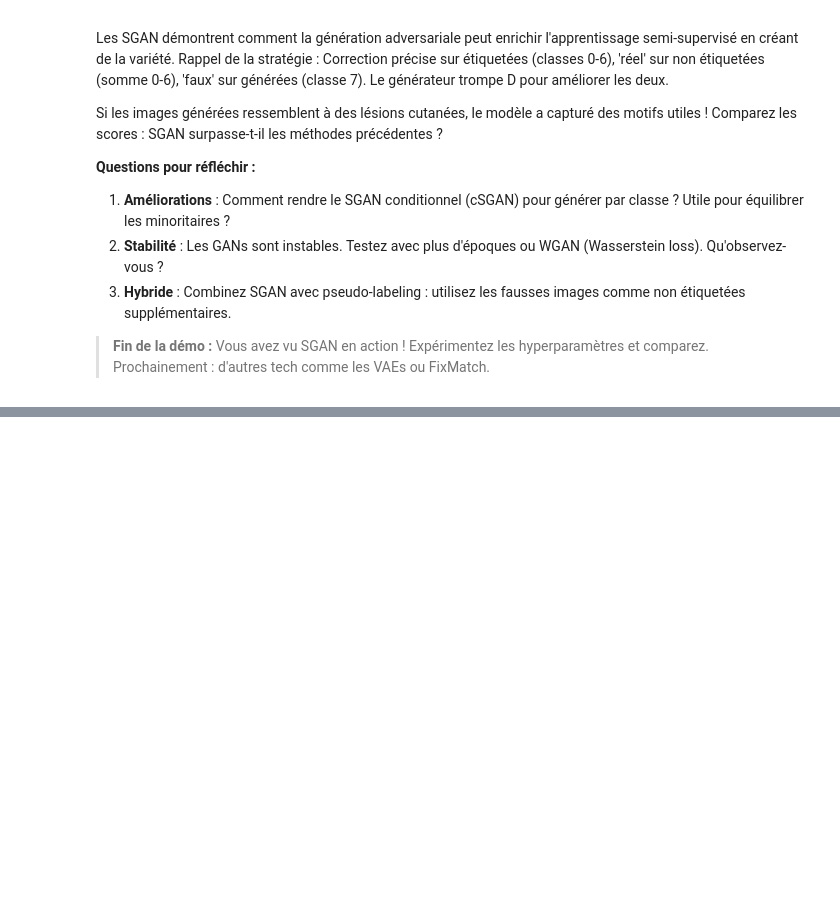
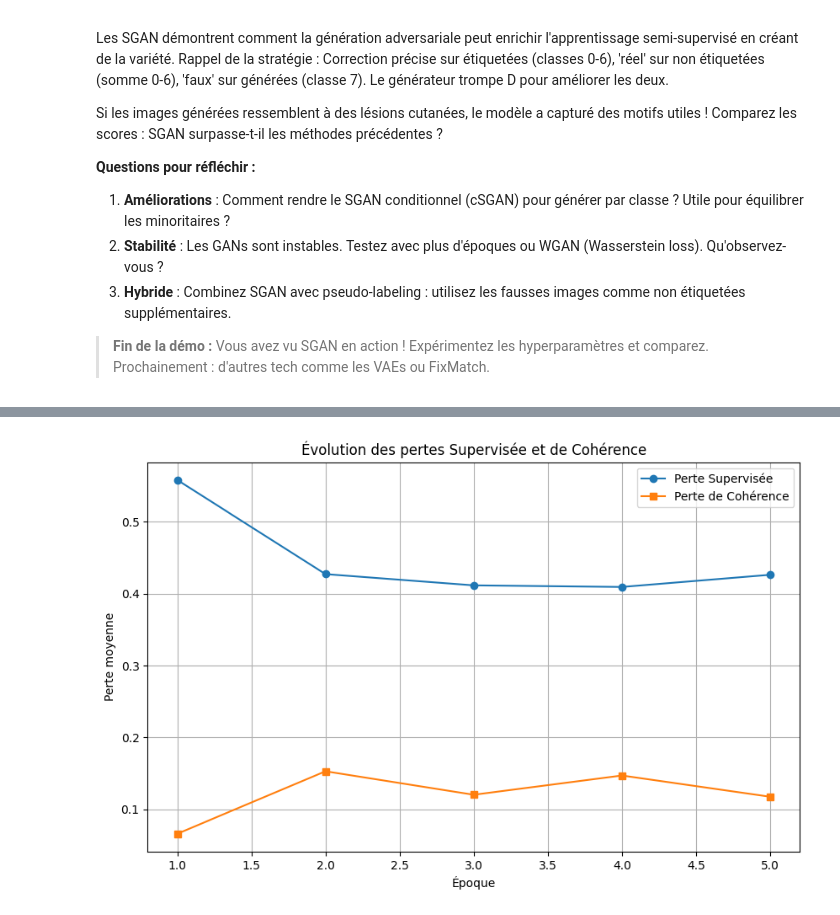
Before and after one commit to OpenClassrooms-Student-Center/8692426-Initiez-vous-l-apprentissage-semi-supervis-, a Jupyter notebook: ssl_notebook.ipynb, the cells around one changed output, grey strips where cells are left out. Drawn from its saved outputs; the diff is of its cells as text; code cells hidden in the pictures; blank space fills up the shorter version.

```diff
--- a/ssl_notebook.ipynb
+++ b/ssl_notebook.ipynb
@@ -882,0 +1214,95 @@ Si les images générées ressemblent à des lésions cutanées, le modèle a ca
+# %%
+
+# Fonction pour mettre à jour le teacher via EMA
+def update_teacher_model(student, teacher, alpha=0.99):
+    """Mise à jour des poids du teacher par EMA : teacher = alpha * teacher + (1 - alpha) * student."""
+    for teacher_param, student_param in zip(teacher.parameters(), student.parameters()):
+        teacher_param.data.mul_(alpha)  # alpha * teacher_param
+        teacher_param.data.add_((1 - alpha) * student_param.data)  # + (1 - alpha) * student_param
+
+# Pertes
+supervised_criterion = nn.CrossEntropyLoss()
+consistency_criterion = nn.MSELoss()
+
+# Optimiseur
+optimizer = torch.optim.Adam(student_model.parameters(), lr=0.001)
+
+# Paramètres d'entraînement
+EPOCHS = 5
+consistency_weight = 0.1  # Poids de la perte de cohérence
+
+# Listes pour stocker les pertes par époque
+epoch_sup_losses = []
+epoch_con_losses = []
+
+for epoch in tqdm(range(EPOCHS), desc='Entraînement Mean Teacher'):
+    student_model.train()
+    teacher_model.eval()  # Pas de backprop pour the teacher
+    sup_losses = []
+    con_losses = []
+
+    # Itérer sur les deux loaders
+    labeled_iter = iter(labeled_loader)
+    unlabeled_iter = iter(unlabeled_loader)
+    num_batches = min(len(labeled_loader), len(unlabeled_loader))
+
+    for _ in range(num_batches):
+        try:
+            labeled_imgs, masks = next(labeled_iter)
+        except StopIteration:
+            labeled_iter = iter(labeled_loader)
+            labeled_imgs, masks = next(labeled_iter)
+
+        try:
+            weak_unlabeled, strong_unlabeled = next(unlabeled_iter)
+        except StopIteration:
+            unlabeled_iter = iter(unlabeled_loader)
+            weak_unlabeled, strong_unlabeled = next(unlabeled_iter)
+
+        labeled_imgs, masks = labeled_imgs.to(device), masks.to(device)
+        weak_unlabeled, strong_unlabeled = weak_unlabeled.to(device), strong_unlabeled.to(device)
+
+        optimizer.zero_grad()
+
+        # 1. Perte supervisée
+        pred_labeled = student_model(labeled_imgs)
+        loss_sup = supervised_criterion(pred_labeled, masks)
+
+        # 2. Perte de cohérence
+        with torch.no_grad():
+            teacher_preds = teacher_model(weak_unlabeled)
+        student_preds = student_model(strong_unlabeled)
+
+        # Calculer la perte de cohérence sur les probabilités
+        loss_con = consistency_criterion(F.softmax(student_preds, dim=1), F.softmax(teacher_preds, dim=1))
+
+        # 3. Perte totale
+        total_loss = loss_sup + consistency_weight * loss_con
+
+        total_loss.backward()
+        optimizer.step()
+
+        # 4. Mise à jour du teacher
+        update_teacher_model(student_model, teacher_model)
+
+        # Stocker les pertes
+        sup_losses.append(loss_sup.item())
+        con_losses.append(loss_con.item())
+
+    # Calculer et stocker les pertes moyennes par époque
+    epoch_sup_losses.append(np.mean(sup_losses))
+    epoch_con_losses.append(np.mean(con_losses))
+
+print(f'Époque {epoch+1}/{EPOCHS} - Perte Sup moyenne: {np.mean(sup_losses):.4f}, Perte Con moyenne: {np.mean(con_losses):.4f}')
+
+# Afficher le graphique des pertes
+plt.figure(figsize=(10, 6))
+plt.plot(range(1, EPOCHS + 1), epoch_sup_losses, label='Perte Supervisée', marker='o')
+plt.plot(range(1, EPOCHS + 1), epoch_con_losses, label='Perte de Cohérence', marker='s')
+plt.xlabel('Époque')
+plt.ylabel('Perte moyenne')
+plt.title('Évolution des pertes Supervisée et de Cohérence')
+plt.legend()
+plt.grid(True)
+plt.show()
+# %% [output]
@@ -882,0 +1310 @@ Si les images générées ressemblent à des lésions cutanées, le modèle a ca
+[figure, added]
```
Also changed, not shown: parts of 47 cells of this notebook.
